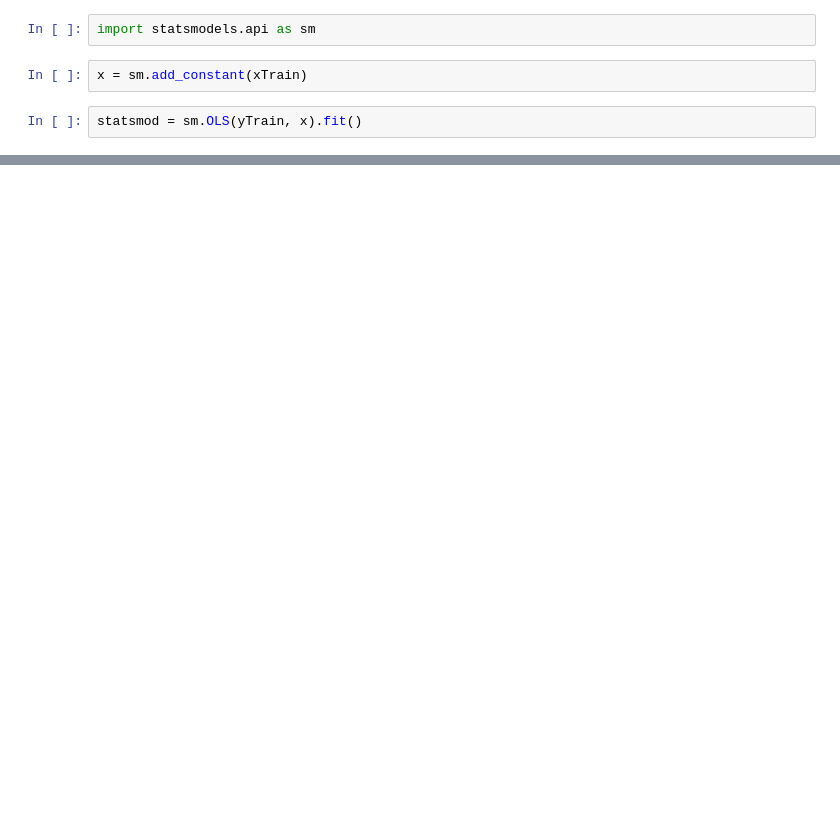
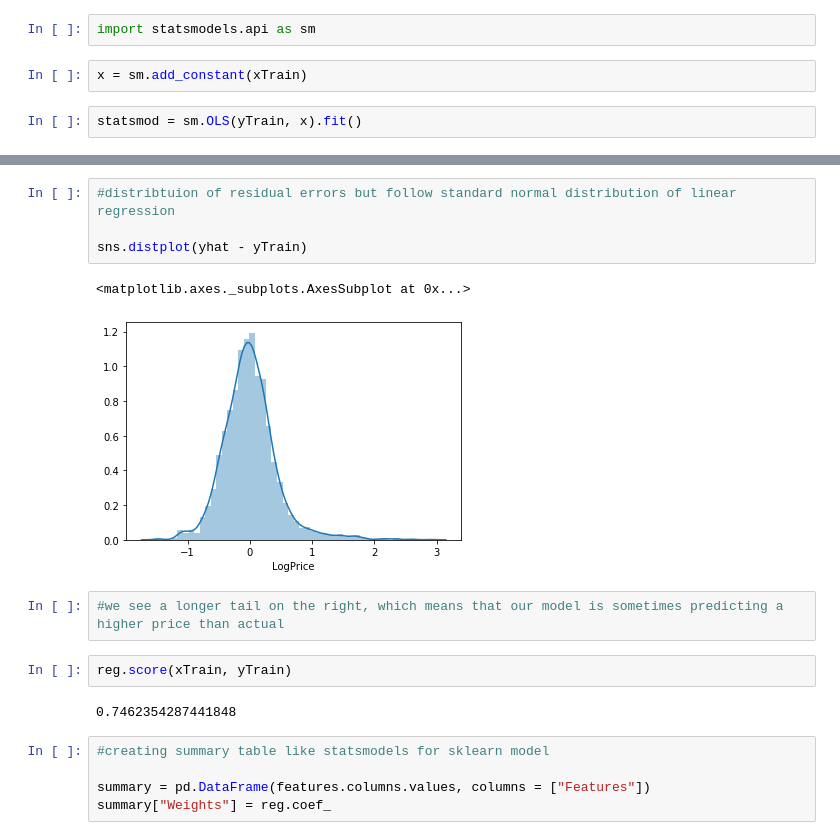
Before and after one commit to mishaun/365DataScience, a Jupyter notebook: Advanced Statistical Methods/Exercises/Linear Regression/Practical Example/Practical Example - My Copy.ipynb, the cells around one changed output, grey strips where cells are left out. Saved outputs shown, nothing was run; the diff lists cells and outputs as text; blank space fills up the shorter version.

```diff
--- a/Advanced Statistical Methods/Exercises/Linear Regression/Practical Example/Practical Example - My Copy.ipynb
+++ b/Advanced Statistical Methods/Exercises/Linear Regression/Practical Example/Practical Example - My Copy.ipynb
@@ -369,0 +405,18 @@ Warnings:
+# %%
+#distribtuion of residual errors but follow standard normal distribution of linear regression
+
+sns.distplot(yhat - yTrain)
+# %% [output]
+<matplotlib.axes._subplots.AxesSubplot at 0x...>
+[figure, added]
+# %%
+#we see a longer tail on the right, which means that our model is sometimes predicting a higher price than actual
+# %%
+reg.score(xTrain, yTrain)
+# %% [output]
+0.7462354287441848
+# %%
+#creating summary table like statsmodels for sklearn model
+
+summary = pd.DataFrame(features.columns.values, columns = ["Features"])
+summary["Weights"] = reg.coef_
```
Also changed, not shown: parts of 20 cells of this notebook, 3 other files.
